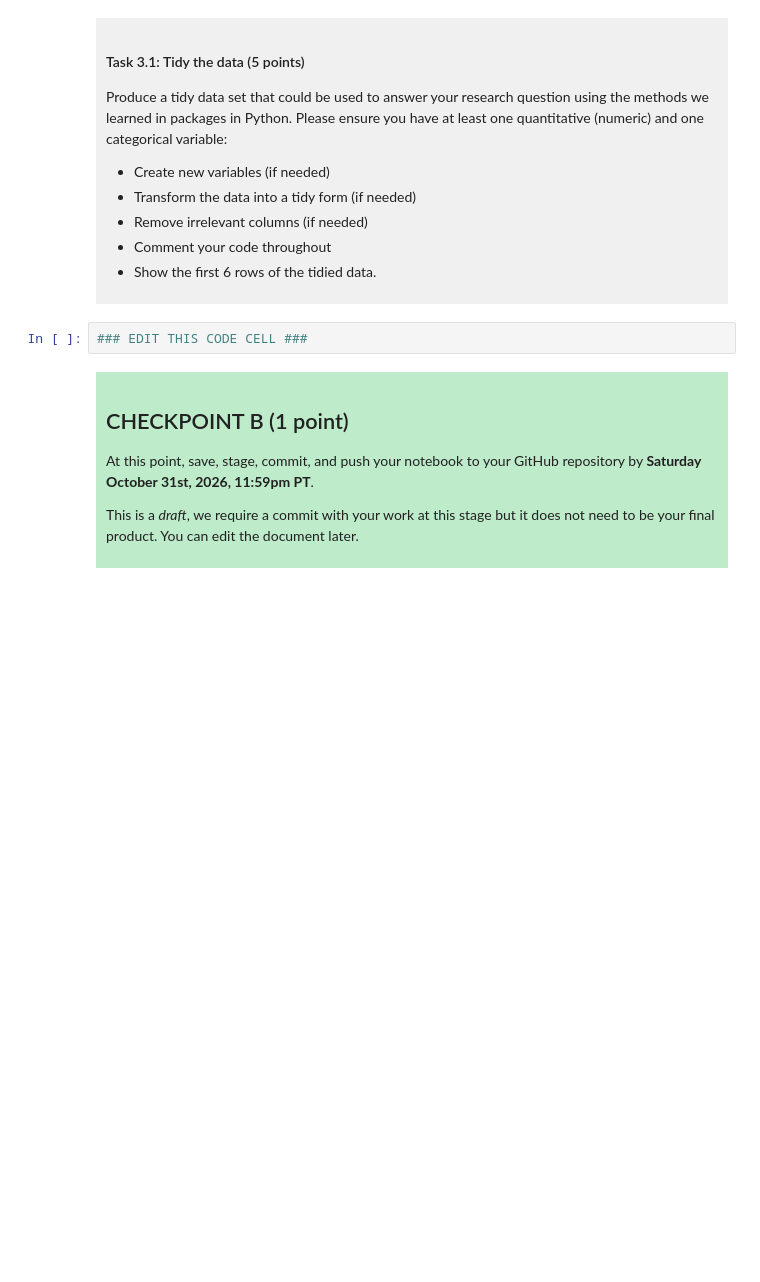
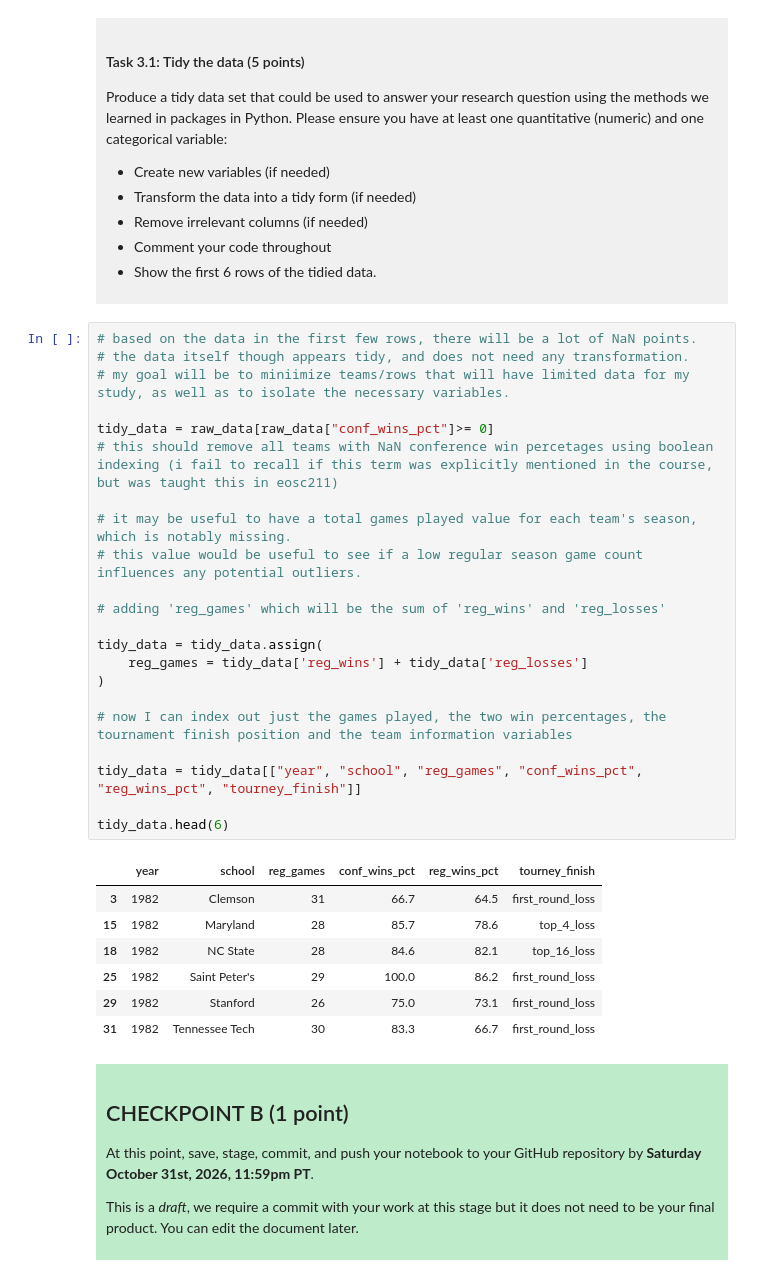
Before and after one commit to ba1222/dsci-100-project-Brixton-Abad, a Jupyter notebook: dsci-100-project-notebook.ipynb, the cells around one changed output. Cells and saved outputs as stored; diff of their text form; blank space fills up the shorter version.

```diff
--- a/dsci-100-project-notebook.ipynb
+++ b/dsci-100-project-notebook.ipynb
@@ -187,7 +198,35 @@ Produce a tidy data set that could be used to answer your research question usin
 
 </div>
 # %%
-### EDIT THIS CODE CELL ###
+# based on the data in the first few rows, there will be a lot of NaN points.
+# the data itself though appears tidy, and does not need any transformation.
+# my goal will be to miniimize teams/rows that will have limited data for my study, as well as to isolate the necessary variables.
+
+tidy_data = raw_data[raw_data["conf_wins_pct"]>= 0]
+# this should remove all teams with NaN conference win percetages using boolean indexing (i fail to recall if this term was explicitly mentioned in the course, but was taught this in eosc211)
+
+# it may be useful to have a total games played value for each team's season, which is notably missing.
+# this value would be useful to see if a low regular season game count influences any potential outliers.
+
+# adding 'reg_games' which will be the sum of 'reg_wins' and 'reg_losses'
+
+tidy_data = tidy_data.assign(
+    reg_games = tidy_data['reg_wins'] + tidy_data['reg_losses']
+)
+
+# now I can index out just the games played, the two win percentages, the tournament finish position and the team information variables
+
+tidy_data = tidy_data[["year", "school", "reg_games", "conf_wins_pct", "reg_wins_pct", "tourney_finish"]]
+
+tidy_data.head(6)
+# %% [output]
+|  | year | school | reg_games | conf_wins_pct | reg_wins_pct | tourney_finish |
+| 3 | 1982 | Clemson | 31 | 66.7 | 64.5 | first_round_loss |
+| 15 | 1982 | Maryland | 28 | 85.7 | 78.6 | top_4_loss |
+| 18 | 1982 | NC State | 28 | 84.6 | 82.1 | top_16_loss |
+| 25 | 1982 | Saint Peter's | 29 | 100.0 | 86.2 | first_round_loss |
+| 29 | 1982 | Stanford | 26 | 75.0 | 73.1 | first_round_loss |
+| 31 | 1982 | Tennessee Tech | 30 | 83.3 | 66.7 | first_round_loss |
 # %% [markdown]
 <div style="background-color: #beebca; padding: 10px;">
 
```
Also changed, not shown: parts of 3 cells of this notebook.
